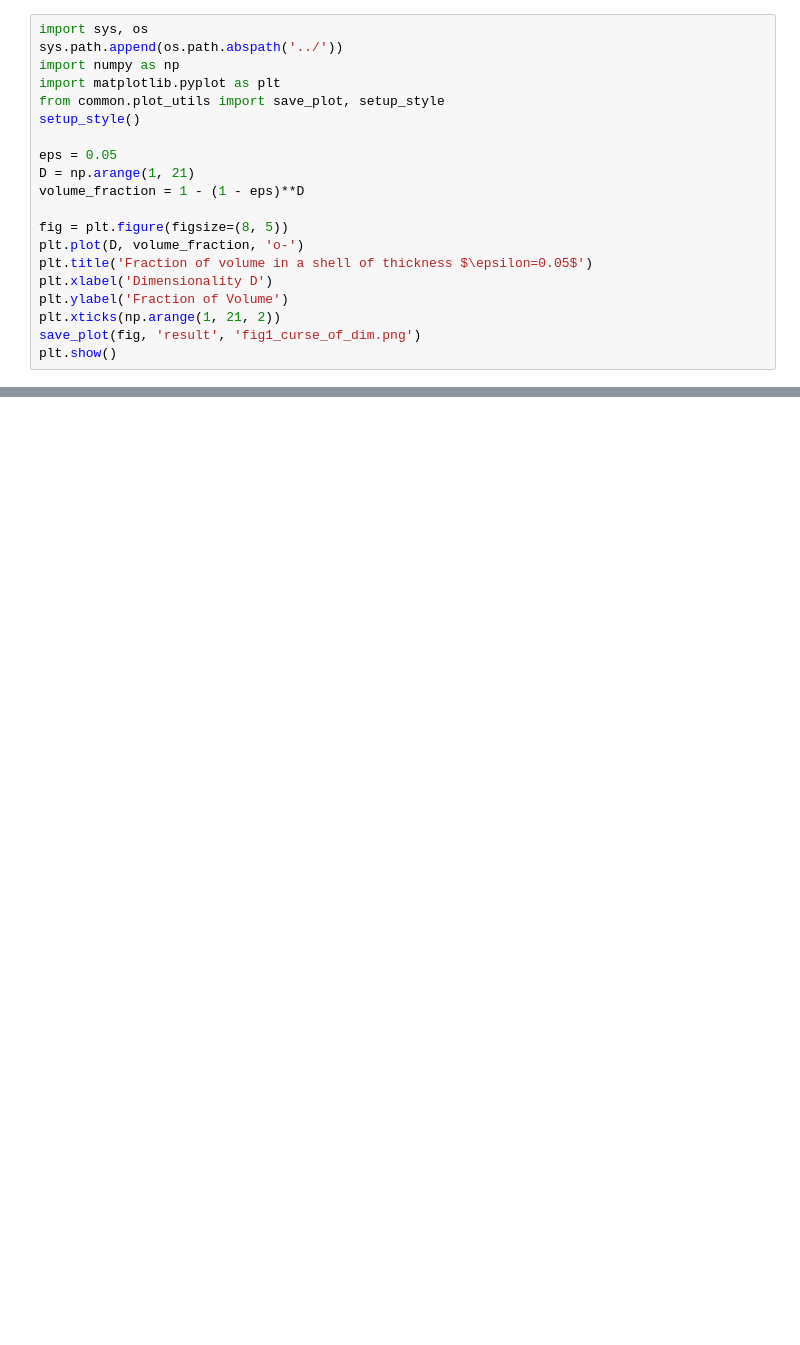
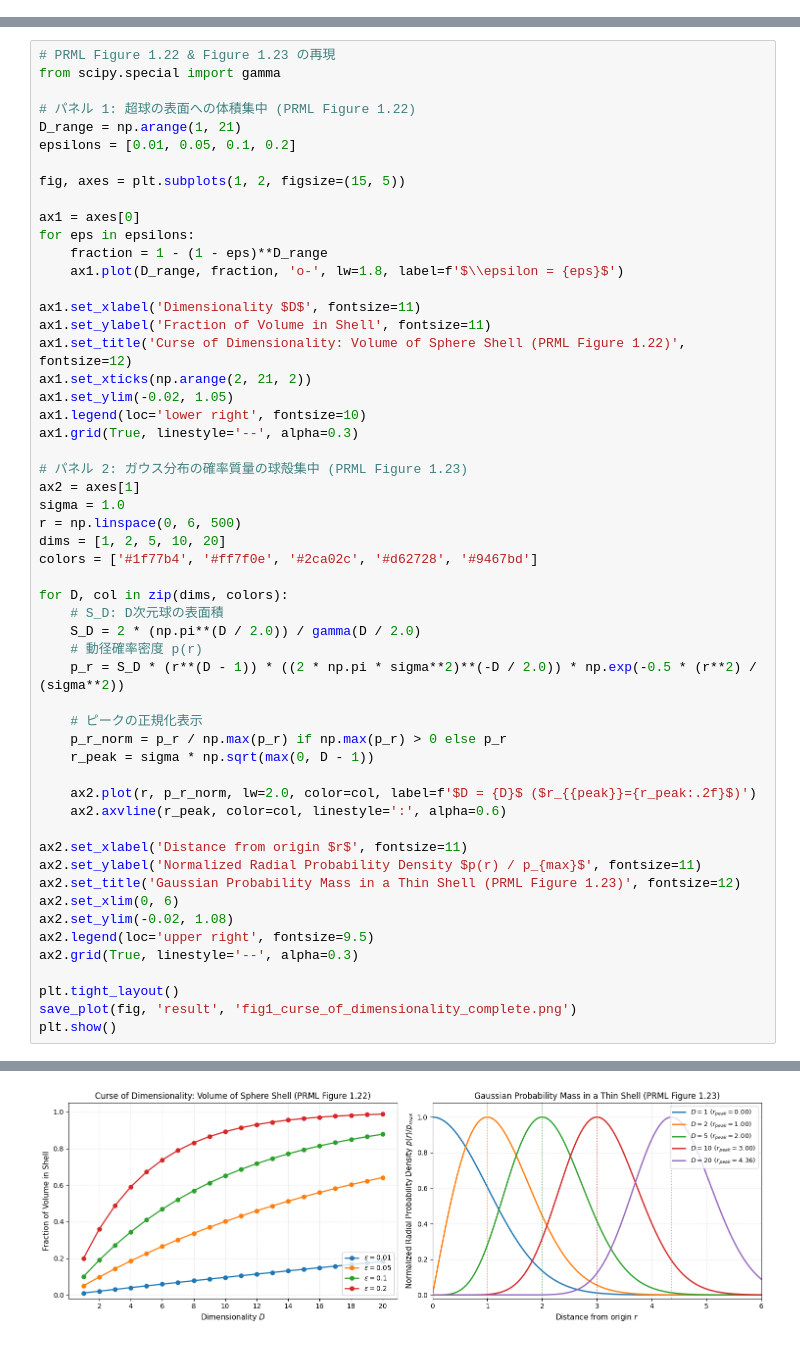
Before and after one commit to miyayudai/study-prml, a Jupyter notebook: 1/1.3-1.4_Model_Selection_and_Curse_of_Dimensionality.ipynb, the cells around one changed output, grey strips where cells are left out. Cells and saved outputs as stored; diff of their text form; blank space fills up the shorter version.

Commit message:
feat(prml): modularize prml package, add comprehensive test suite (53 tests), and enhance Chapter 1 notebooks

```diff
--- a/1/1.3-1.4_Model_Selection_and_Curse_of_Dimensionality.ipynb
+++ b/1/1.3-1.4_Model_Selection_and_Curse_of_Dimensionality.ipynb
@@ -9,20 +0,0 @@
-# %%
-import sys, os
-sys.path.append(os.path.abspath('../'))
-import numpy as np
-import matplotlib.pyplot as plt
-from common.plot_utils import save_plot, setup_style
-setup_style()
-
-eps = 0.05
-D = np.arange(1, 21)
-volume_fraction = 1 - (1 - eps)**D
-
-fig = plt.figure(figsize=(8, 5))
-plt.plot(D, volume_fraction, 'o-')
-plt.title('Fraction of volume in a shell of thickness $\epsilon=0.05$')
-plt.xlabel('Dimensionality D')
-plt.ylabel('Fraction of Volume')
-plt.xticks(np.arange(1, 21, 2))
-save_plot(fig, 'result', 'fig1_curse_of_dim.png')
-plt.show()
@@ -30,0 +167,55 @@ Plot saved to: result/fig1_curse_of_dim.png
+# %%
+# PRML Figure 1.22 & Figure 1.23 の再現
+from scipy.special import gamma
+
+# パネル 1: 超球の表面への体積集中 (PRML Figure 1.22)
+D_range = np.arange(1, 21)
+epsilons = [0.01, 0.05, 0.1, 0.2]
+
+fig, axes = plt.subplots(1, 2, figsize=(15, 5))
+
+ax1 = axes[0]
+for eps in epsilons:
+    fraction = 1 - (1 - eps)**D_range
+    ax1.plot(D_range, fraction, 'o-', lw=1.8, label=f'$\\epsilon = {eps}$')
+
+ax1.set_xlabel('Dimensionality $D$', fontsize=11)
+ax1.set_ylabel('Fraction of Volume in Shell', fontsize=11)
+ax1.set_title('Curse of Dimensionality: Volume of Sphere Shell (PRML Figure 1.22)', fontsize=12)
+ax1.set_xticks(np.arange(2, 21, 2))
+ax1.set_ylim(-0.02, 1.05)
+ax1.legend(loc='lower right', fontsize=10)
+ax1.grid(True, linestyle='--', alpha=0.3)
+
+# パネル 2: ガウス分布の確率質量の球殻集中 (PRML Figure 1.23)
+ax2 = axes[1]
+sigma = 1.0
+r = np.linspace(0, 6, 500)
+dims = [1, 2, 5, 10, 20]
+colors = ['#1f77b4', '#ff7f0e', '#2ca02c', '#d62728', '#9467bd']
+
+for D, col in zip(dims, colors):
+    # S_D: D次元球の表面積
+    S_D = 2 * (np.pi**(D / 2.0)) / gamma(D / 2.0)
+    # 動径確率密度 p(r)
+    p_r = S_D * (r**(D - 1)) * ((2 * np.pi * sigma**2)**(-D / 2.0)) * np.exp(-0.5 * (r**2) / (sigma**2))
+
+    # ピークの正規化表示
+    p_r_norm = p_r / np.max(p_r) if np.max(p_r) > 0 else p_r
+    r_peak = sigma * np.sqrt(max(0, D - 1))
+
+    ax2.plot(r, p_r_norm, lw=2.0, color=col, label=f'$D = {D}$ ($r_{{peak}}={r_peak:.2f}$)')
+    ax2.axvline(r_peak, color=col, linestyle=':', alpha=0.6)
+
+ax2.set_xlabel('Distance from origin $r$', fontsize=11)
+ax2.set_ylabel('Normalized Radial Probability Density $p(r) / p_{max}$', fontsize=11)
+ax2.set_title('Gaussian Probability Mass in a Thin Shell (PRML Figure 1.23)', fontsize=12)
+ax2.set_xlim(0, 6)
+ax2.set_ylim(-0.02, 1.08)
+ax2.legend(loc='upper right', fontsize=9.5)
+ax2.grid(True, linestyle='--', alpha=0.3)
+
+plt.tight_layout()
+save_plot(fig, 'result', 'fig1_curse_of_dimensionality_complete.png')
+plt.show()
+# %% [output]
@@ -30,0 +223 @@ Plot saved to: result/fig1_curse_of_dim.png
+[figure, added]
```
Also changed, not shown: parts of 11 cells of this notebook, 28 other files.
